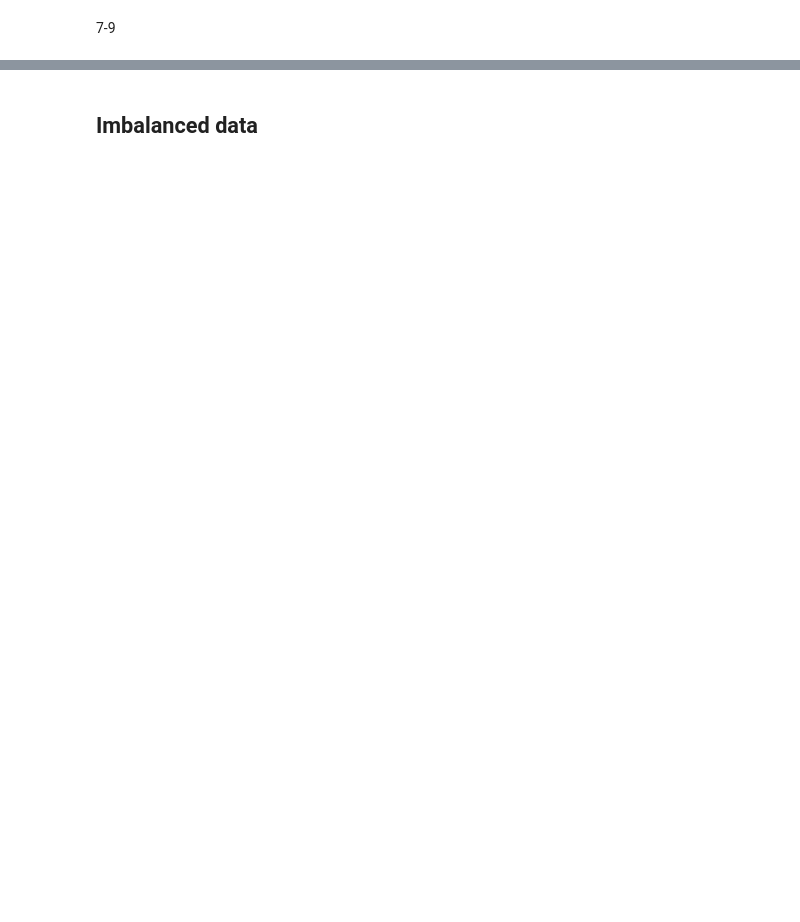
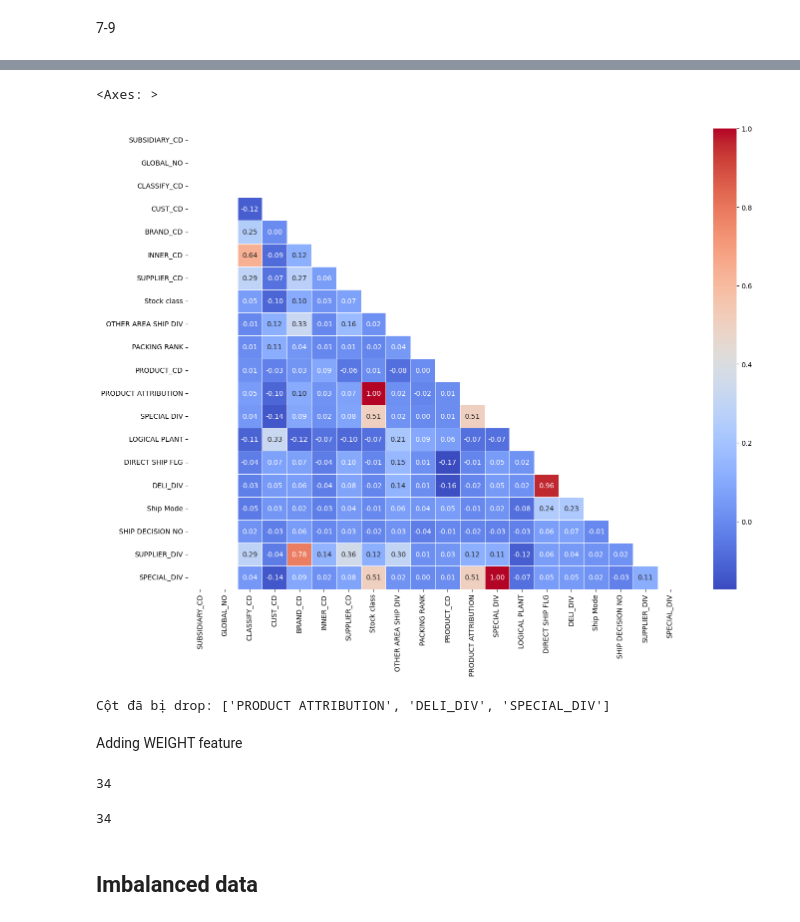
Before and after one commit to tuikhongtenbo/Python_ML, a Jupyter notebook: BaitapDS108/Lab 4/Lab 4.ipynb, the cells around one changed output, grey strips where cells are left out. Cells and saved outputs as stored; diff of their text form; code cells hidden in the pictures; blank space fills up the shorter version.

```diff
--- a/BaitapDS108/Lab 4/Lab 4.ipynb
+++ b/BaitapDS108/Lab 4/Lab 4.ipynb
@@ -675,0 +741,52 @@ len(data_7_9.columns)
+# %%
+categorical_7_9 = [
+    'SUBSIDIARY_CD',
+    'GLOBAL_NO',
+    'CLASSIFY_CD',
+    'CUST_CD',
+    'BRAND_CD',
+    'INNER_CD',
+    'SUPPLIER_CD',
+    'Stock class',
+    'OTHER AREA SHIP DIV',
+    'PACKING RANK',
+    'PRODUCT_CD',
+    'PRODUCT ATTRIBUTION',
+    'SPECIAL DIV',
+    'LOGICAL PLANT',
+    'DIRECT SHIP FLG',
+    'DELI_DIV',
+    'Ship Mode',
+    'SHIP DECISION NO',
+    'SUPPLIER_DIV',
+    'SPECIAL_DIV'
+]
+
+for name_cols in categorical_7_9:
+    data_7_9[col] = data_7_9[col].astype('category')
+# %%
+for col in categorical_7_9:
+    if col in data_7_9.columns:
+        freq = data_7_9[col].value_counts()
+        data_7_9[col] = data_7_9[col].map(freq)
+# %%
+encoded_cols = [col for col in categorical_7_9 if col in data_7_9.columns]
+corr_matrix_7_9 = data_7_9[encoded_cols].corr()
+mask = np.triu(np.ones_like(corr_matrix_7_9, dtype=bool))
+plt.figure(figsize=(16, 12))
+sns.heatmap(corr_matrix_7_9, mask=mask, cmap='coolwarm', annot=True, fmt=".2f", linewidths=0.5)
+# %% [output]
+<Axes: >
+[figure, added]
+# %%
+encoded_cols = [col for col in categorical_7_9 if col in data_7_9.columns]
+corr_matrix_7_9 = data_7_9[encoded_cols].corr().abs()
+mask = np.triu(np.ones_like(corr_matrix_7_9, dtype=bool), k=1)
+upper_tri = corr_matrix_7_9.where(mask)
+to_drop = [column for column in upper_tri.columns if any(upper_tri[column] > 0.8)]
+data_7_9 = data_7_9.drop(columns=to_drop)
+print(f"Cột đã bị drop: {to_drop}")
+# %% [output]
+Cột đã bị drop: ['PRODUCT ATTRIBUTION', 'DELI_DIV', 'SPECIAL_DIV']
+# %% [markdown]
+Adding WEIGHT feature
@@ -676,3 +800,11 @@ len(data_7_9.columns)
+# %%
+len(data_4_6.columns)
+# %% [output]
+34
+# %%
+len(data_7_9.columns)
+# %% [output]
+34
 # %% [markdown]
 ## Imbalanced data
 # %%
```
Also changed, not shown: parts of 55 cells of this notebook.
